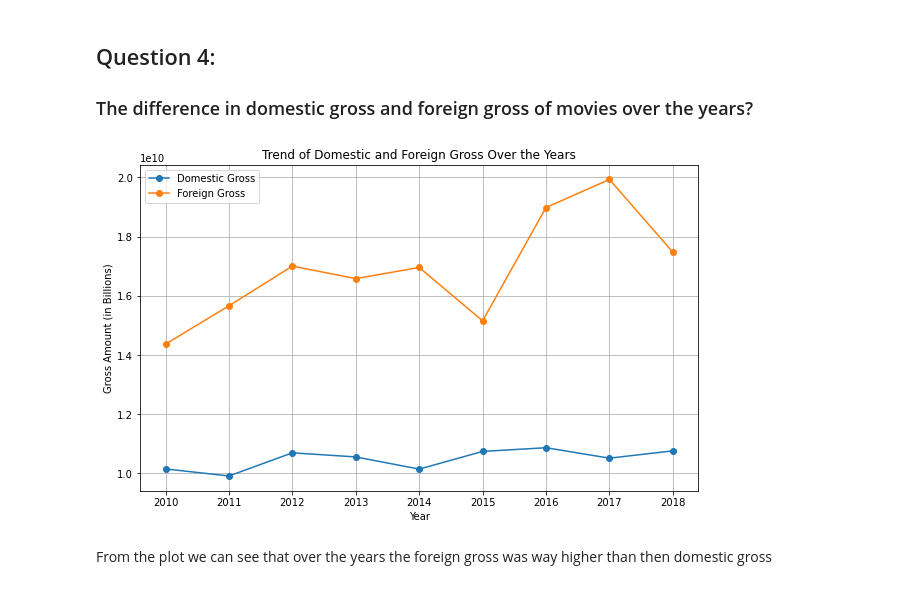
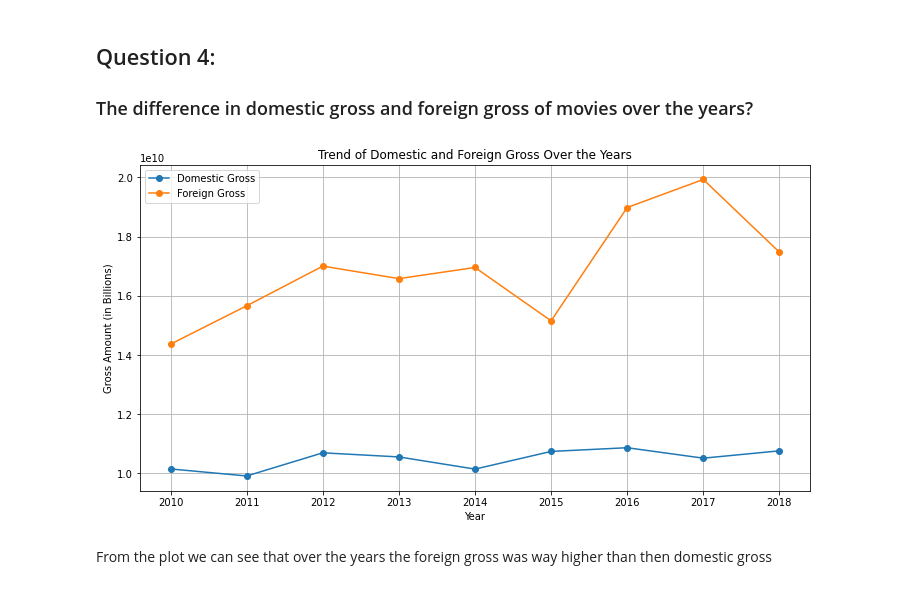
Before and after one commit to guddacandy/dsc-phase-1-project-v2-4, a Jupyter notebook: student.ipynb, the cells around one changed output. Drawn from its saved outputs; the diff is of its cells as text; code cells hidden in the pictures.

```diff
--- a/student.ipynb
+++ b/student.ipynb
@@ -858,25 +828,25 @@ From the plot above we can see that most movies have English as their original l
 # %%
 # Group the data by year and calculate the total domestic and foreign gross for each year
 yearly_gross = Budgets.groupby('year')[['domestic_gross', 'foreign_gross']].sum()
 
 # Create a figure
-plt.figure(figsize=(10, 6))
+plt.figure(figsize=(12, 6))
 
 #Plot the line graph
 plt.plot(yearly_gross.index, yearly_gross['domestic_gross'], marker='o', label='Domestic Gross')
 plt.plot(yearly_gross.index, yearly_gross['foreign_gross'], marker='o', label='Foreign Gross')
 
 # Set the titles and labels
 plt.title('Trend of Domestic and Foreign Gross Over the Years')
 plt.xlabel('Year')
 plt.ylabel('Gross Amount (in Billions)')
 plt.legend()
 plt.grid()
 
 #Display plot
 plt.show()
 # %% [output]
-[figure, old version]
+[figure, new version]
 # %% [markdown]
 From the plot we can see that over the years the foreign gross was way higher than then domestic gross
 # %% [markdown]
```
Also changed, not shown: parts of 10 cells of this notebook, 5 other files.
